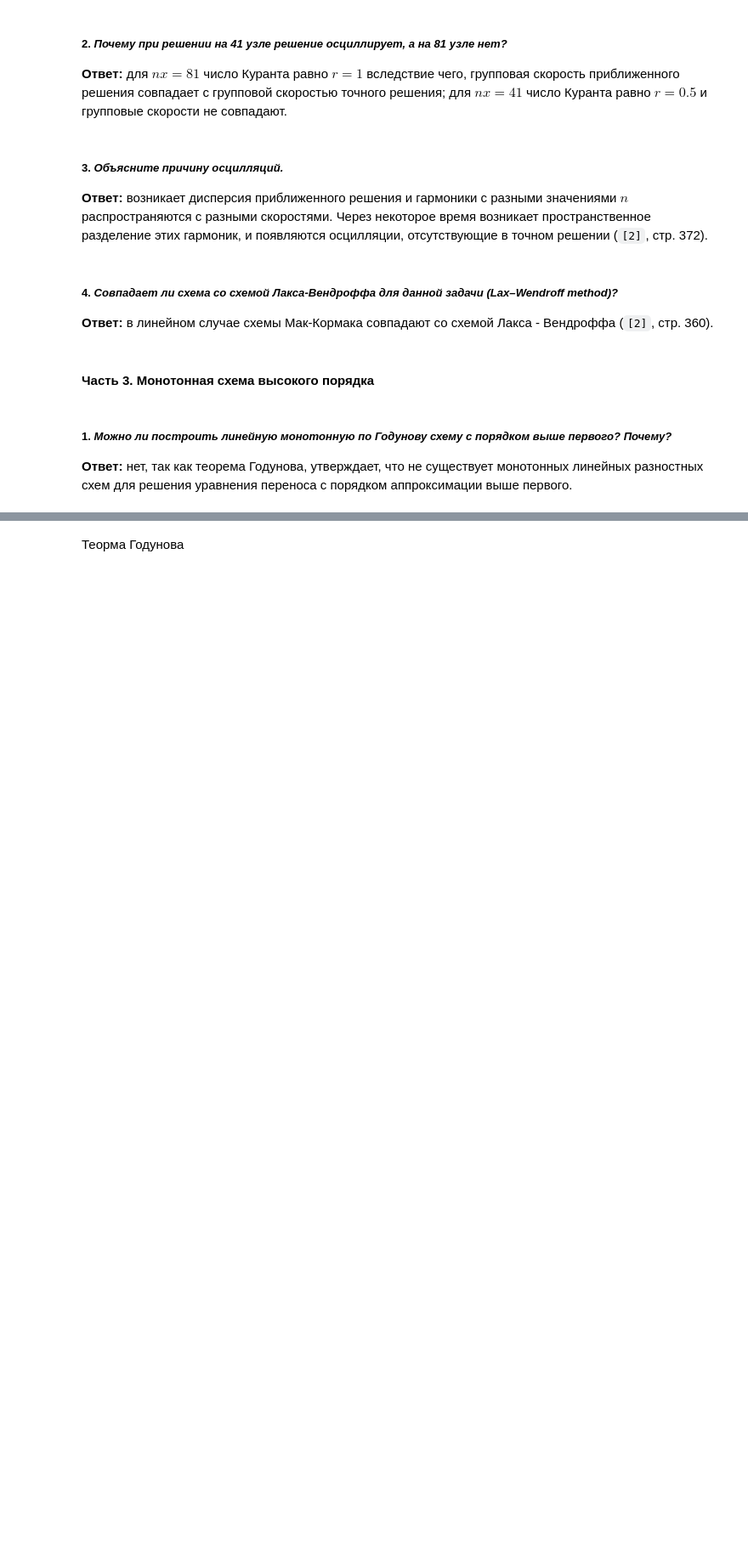
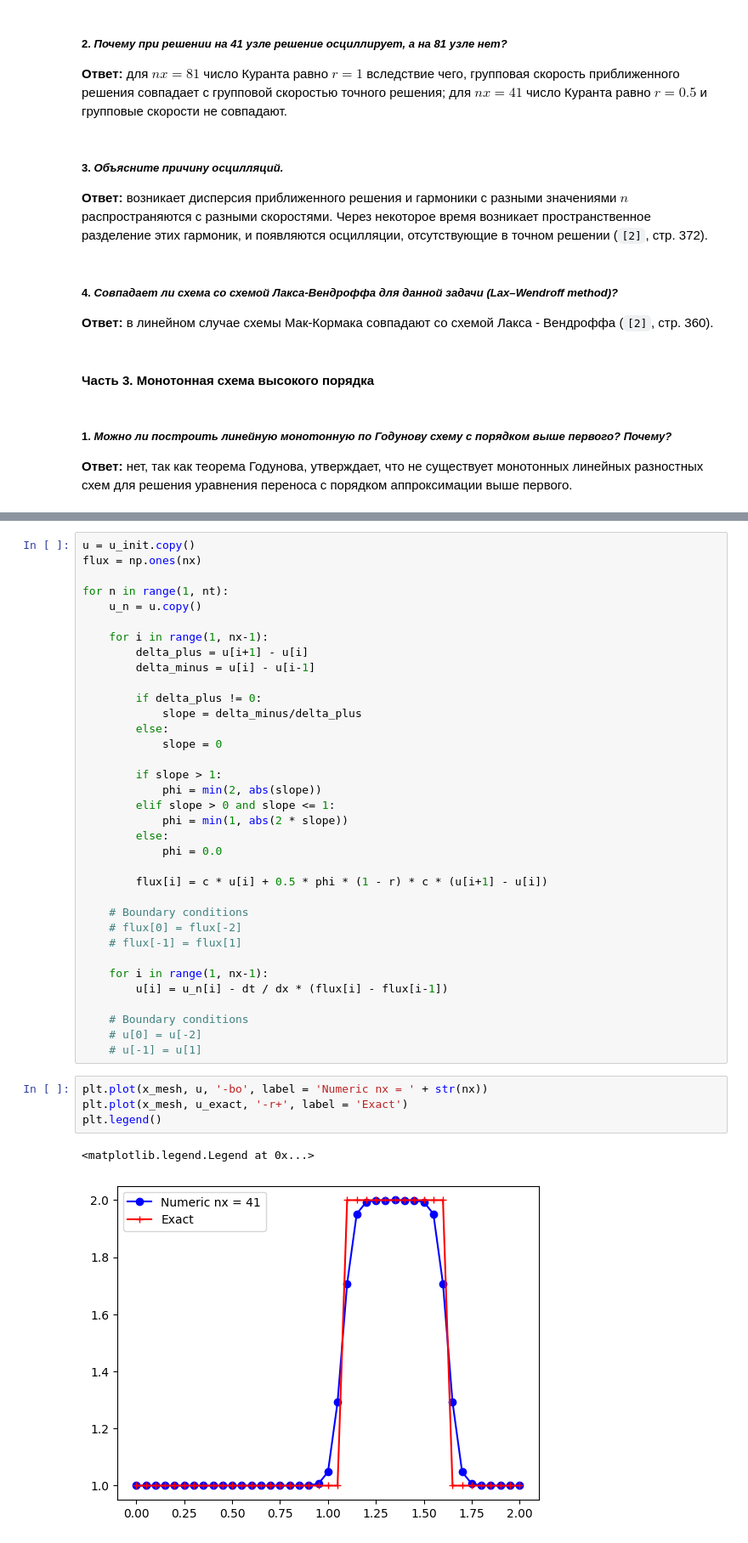
Before and after one commit to d-r-tikhonov/Computational_Mathematics, a Jupyter notebook: 05-transport equation.ipynb, the cells around one changed output, grey strips where cells are left out. Shown at 85% size. Saved outputs shown, nothing was run; the diff lists cells and outputs as text; blank space fills up the shorter version.

```diff
--- a/05-transport equation.ipynb
+++ b/05-transport equation.ipynb
@@ -169,2 +169,42 @@ plt.legend()
-# %% [markdown]
-Теорма Годунова
+# %%
+u = u_init.copy()
+flux = np.ones(nx)
+
+for n in range(1, nt):
+    u_n = u.copy()
+
+    for i in range(1, nx-1):
+        delta_plus = u[i+1] - u[i]
+        delta_minus = u[i] - u[i-1]
+
+        if delta_plus != 0:
+            slope = delta_minus/delta_plus
+        else:
+            slope = 0
+
+        if slope > 1:
+            phi = min(2, abs(slope))
+        elif slope > 0 and slope <= 1:
+            phi = min(1, abs(2 * slope))
+        else:
+            phi = 0.0
+
+        flux[i] = c * u[i] + 0.5 * phi * (1 - r) * c * (u[i+1] - u[i])
+
+    # Boundary conditions
+    # flux[0] = flux[-2]
+    # flux[-1] = flux[1]
+
+    for i in range(1, nx-1):
+        u[i] = u_n[i] - dt / dx * (flux[i] - flux[i-1])
+
+    # Boundary conditions
+    # u[0] = u[-2]
+    # u[-1] = u[1]
+# %%
+plt.plot(x_mesh, u, '-bo', label = 'Numeric nx = ' + str(nx))
+plt.plot(x_mesh, u_exact, '-r+', label = 'Exact')
+plt.legend()
+# %% [output]
+<matplotlib.legend.Legend at 0x...>
+[figure, added]
```
Also changed, not shown: parts of 1 cell of this notebook.
